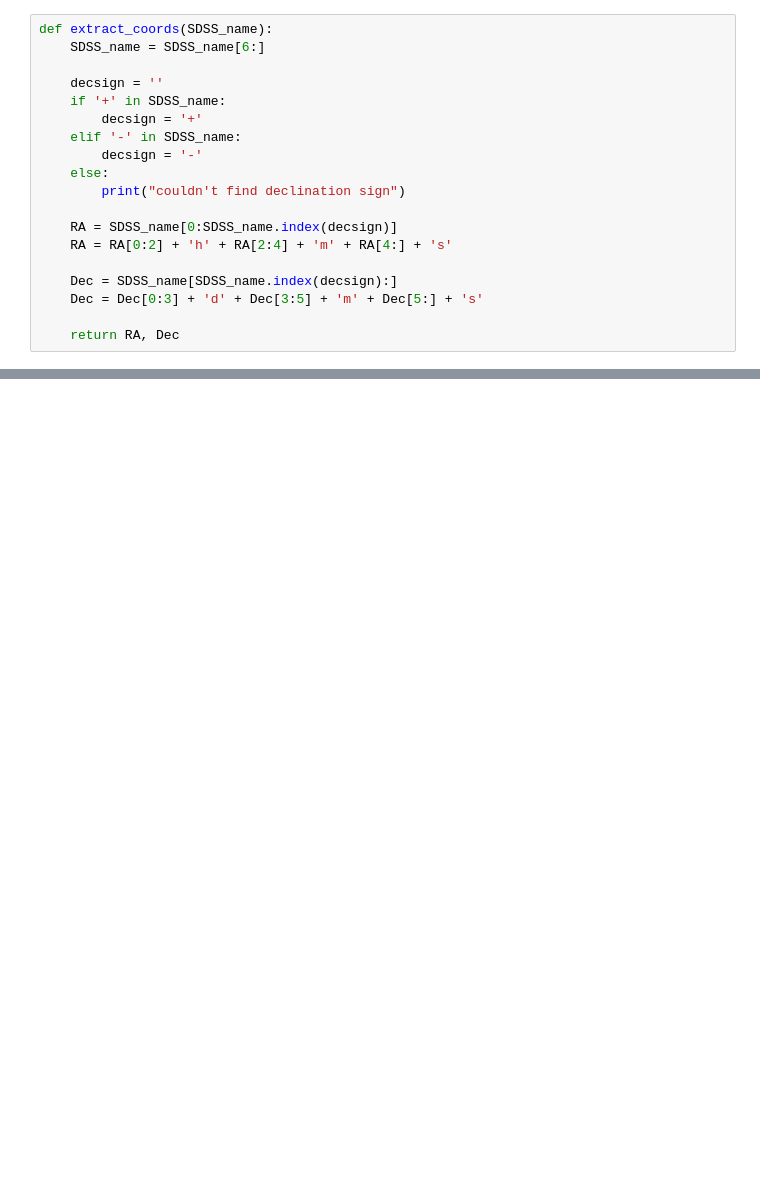
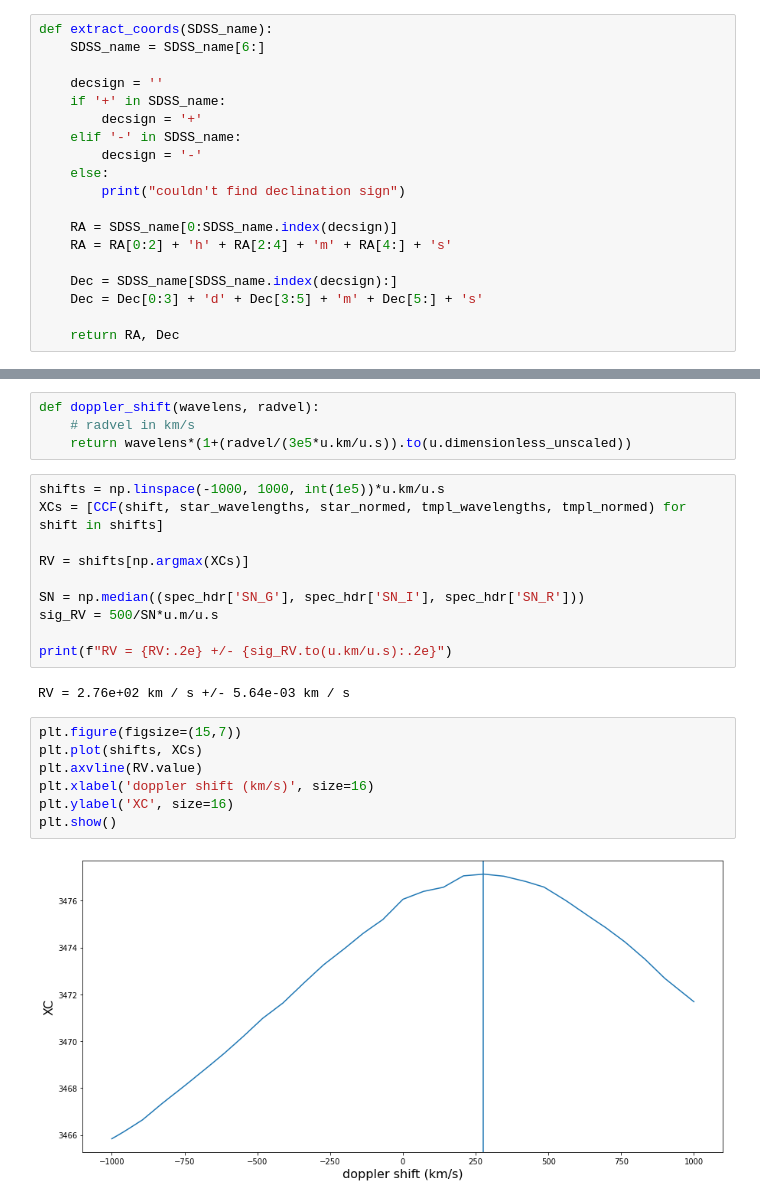
Before and after one commit to nabeelre/gaia-sdss-hvs, a Jupyter notebook: spectra.ipynb, the cells around one changed output, grey strips where cells are left out. Cells and saved outputs as stored; diff of their text form; blank space fills up the shorter version.

```diff
--- a/spectra.ipynb
+++ b/spectra.ipynb
@@ -105,0 +172,25 @@ fits_rec[0]
+# %%
+def doppler_shift(wavelens, radvel):
+    # radvel in km/s
+    return wavelens*(1+(radvel/(3e5*u.km/u.s)).to(u.dimensionless_unscaled))
+# %%
+shifts = np.linspace(-1000, 1000, int(1e5))*u.km/u.s
+XCs = [CCF(shift, star_wavelengths, star_normed, tmpl_wavelengths, tmpl_normed) for shift in shifts]
+
+RV = shifts[np.argmax(XCs)]
+
+SN = np.median((spec_hdr['SN_G'], spec_hdr['SN_I'], spec_hdr['SN_R']))
+sig_RV = 500/SN*u.m/u.s
+
+print(f"RV = {RV:.2e} +/- {sig_RV.to(u.km/u.s):.2e}")
+# %% [output]
+RV = 2.76e+02 km / s +/- 5.64e-03 km / s
+# %%
+plt.figure(figsize=(15,7))
+plt.plot(shifts, XCs)
+plt.axvline(RV.value)
+plt.xlabel('doppler shift (km/s)', size=16)
+plt.ylabel('XC', size=16)
+plt.show()
+# %% [output]
+[figure, added]
```
Also changed, not shown: parts of 19 cells of this notebook.
